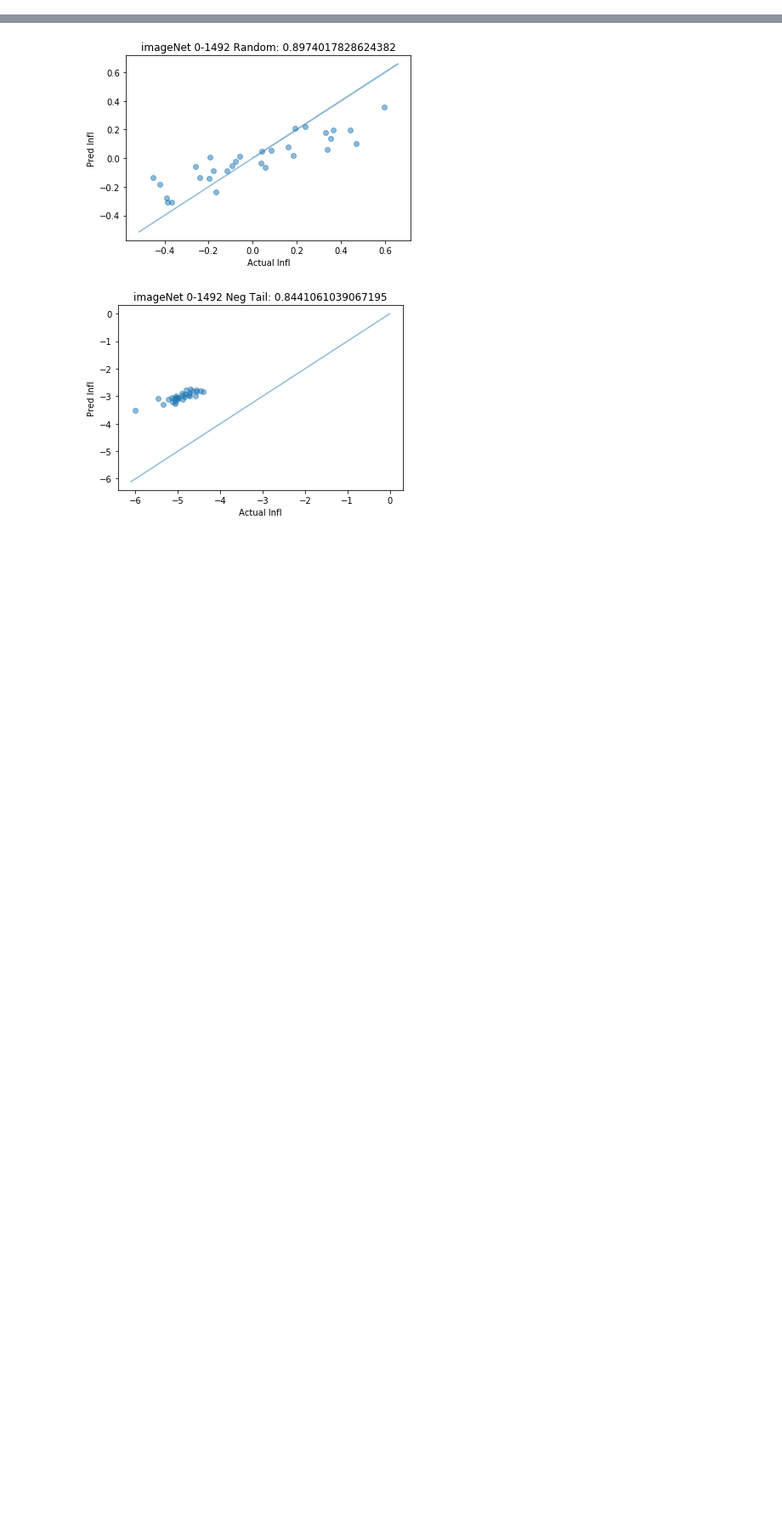
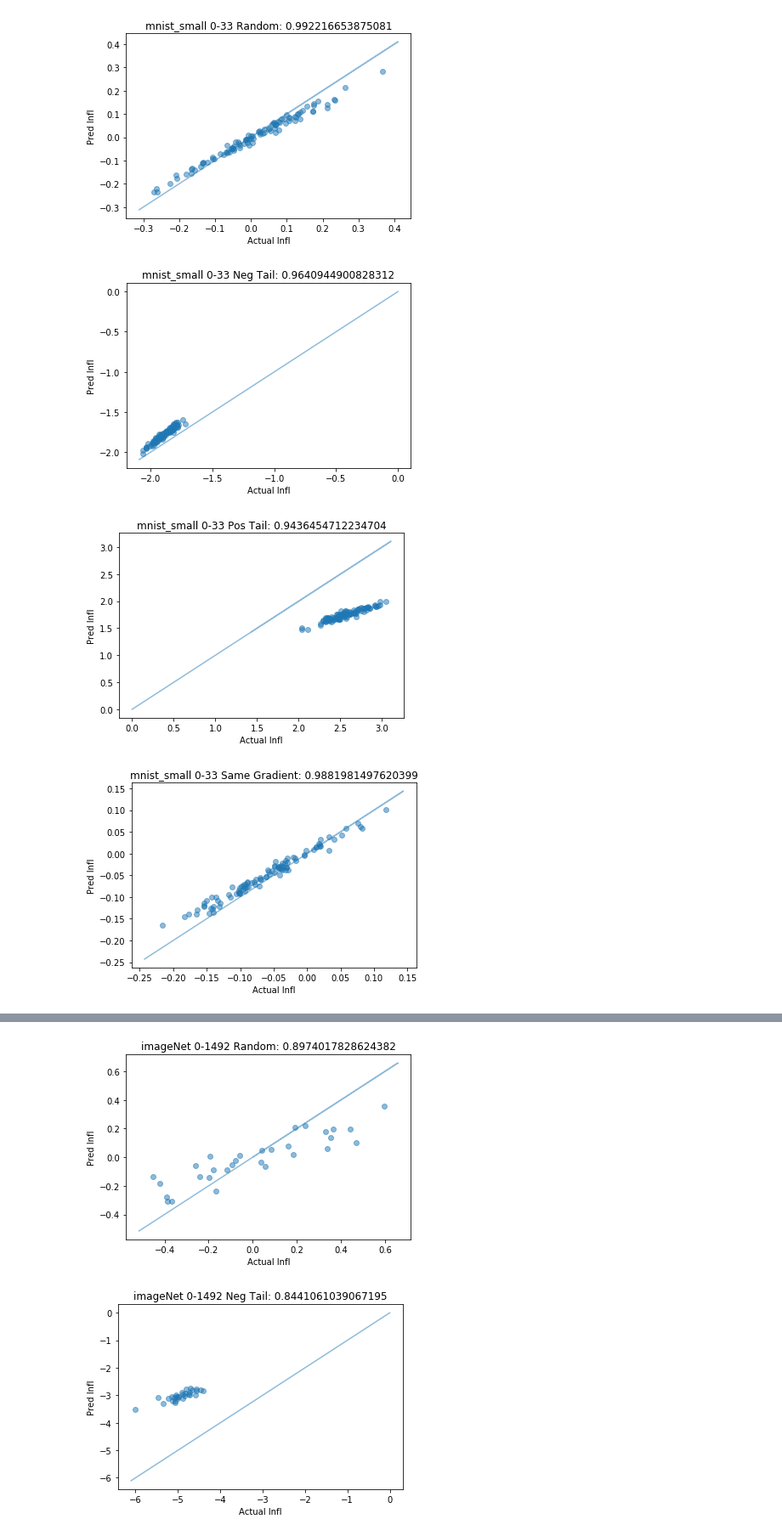
Before and after one commit to bbbert/influence-release, a Jupyter notebook: scripts/break_infl_logreg.ipynb, the cells around one changed output, grey strips where cells are left out. Shown at 85% size. Saved outputs shown, nothing was run; the diff lists cells and outputs as text; code cells hidden in the pictures; blank space fills up the shorter version.

Commit message:
Mixing experiments

```diff
--- a/scripts/break_infl_logreg.ipynb
+++ b/scripts/break_infl_logreg.ipynb
@@ -30,15 +30,23 @@ data_files = {
                  'all-experiment-data-hospital-prop-0.1-subsets-100-random_seed-7-test_idx-23856.npz',
                  'all-experiment-data-hospital-prop-0.1-subsets-100-random_seed-8-test_idx-23856.npz',
                  'all-experiment-data-hospital-prop-0.1-subsets-100-random_seed-9-test_idx-23856.npz',
-                 'all-experiment-data-hospital-prop-0.1-subsets-100-random_seed-10-test_idx-23856.npz'],
+                 'all-experiment-data-hospital-prop-0.1-subsets-100-random_seed-10-test_idx-23856.npz',
+                 'all-experiment-data-hospital-prop-0.1-subsets-100-random_seed-12-test_idx-32270-center-data-True.npz',
+                 'all-experiment-data-hospital-prop-0.1-subsets-100-random_seed-13-test_idx-51036-center-data-False.npz',
+                 'all-experiment-data-hospital-prop-0.1-subsets-100-random_seed-13-test_idx-66678-center-data-True.npz',
+                 'all-experiment-data-hospital-prop-0.1-subsets-100-random_seed-14-test_idx-51036-center-data-False.npz',
+                 'all-experiment-data-hospital-prop-0.1-subsets-100-random_seed-14-test_idx-66678-center-data-True.npz'],
     'imageNet': ['all-experiment-data-processed_imageNet-prop-0.09-subsets-30.npz',
                  'all-experiment-data-processed_imageNet-prop-0.09-subsets-100-random_seed-1.npz',
                  'all-experiment-data-processed_imageNet-prop-0.09-subsets-100-random_seed-2-test_idx-1299.npz',
                  'all-experiment-data-processed_imageNet-prop-0.09-subsets-100-random_seed-3-test_idx-1299.npz',
-                 'all-experiment-data-processed_imageNet-prop-0.09-subsets-100-random_seed-4-test_idx-2855.npz']
+                 'all-experiment-data-processed_imageNet-prop-0.09-subsets-100-random_seed-4-test_idx-2855.npz'],
+    'mnist_small': ['all-experiment-data-mnist_small-prop-0.1-subsets-100-random_seed-0-test_idx-33-center-data-False.npz',
+                    'all-experiment-data-mnist_small-prop-0.1-subsets-100-random_seed-0-test_idx-4300-center-data-True.npz']
 }
 
-all_preds, all_actuals = {'hospital': [], 'imageNet': []}, {'hospital': [], 'imageNet': []}
+all_preds, all_actuals = {'hospital': [], 'imageNet': [], 'mnist_small': []},\
+                         {'hospital': [], 'imageNet': [], 'mnist_small': []}
 
 def load_data(dataset_type, num=0):
     assert dataset_type in data_files.keys()
@@ -63,6 +71,11 @@ def load_data(dataset_type, num=0):
     else:
         same_features_subsets=None
 
+    if 'mixed_subsets' in f:
+        mixed_subsets=f['mixed_subsets']
+    else:
+        mixed_subsets=None
+
     # clusters for same gradient subsets
     cluster_label=f['cluster_label']
     cluster_labels=f['cluster_labels']
@@ -84,15 +97,22 @@ def load_data(dataset_type, num=0):
     else:
         same_features_train_losses,same_features_test_losses=None,None
 
+    if 'mixed_train_losses' in f:
+        mixed_train_losses=f['mixed_train_losses']
+        mixed_test_losses=f['mixed_test_losses']
+    else:
+        mixed_train_losses,mixed_test_losses=None,None
+
     return train_losses, test_losses, pred_infl, grad_loss, test_idx, random_subsets, neg_tail_subsets,\
-        pos_tail_subsets, same_grad_subsets, same_class_subsets, same_features_subsets, cluster_label,\
+        pos_tail_subsets, same_grad_subsets, same_class_subsets, same_features_subsets, mixed_subsets, cluster_label,\
         cluster_labels, random_train_losses, random_test_losses, neg_tail_train_losses, neg_tail_test_losses,\
         pos_tail_train_losses, pos_tail_test_losses, same_grad_train_losses, same_grad_test_losses,\
-        same_class_train_losses, same_class_test_losses, same_features_train_losses, same_features_test_losses
+        same_class_train_losses, same_class_test_losses, same_features_train_losses, same_features_test_losses,\
+        mixed_train_losses, mixed_test_losses
 
 def analyze_data(dataset_type, num=0):
     def compare_pred_actual(subsets, new_test_losses, name):
-        if subsets is None or subsets.shape == ():
+        if subsets is None or new_test_losses is None or subsets.shape == () or new_test_losses.shape == ():
             return
         preds = []
         for subset in subsets:
@@ -114,11 +134,11 @@ def analyze_data(dataset_type, num=0):
         all_actuals[dataset_type] = np.concatenate((all_actuals[dataset_type],actuals))
 
     train_losses, test_losses, pred_infl, grad_loss, test_idx, random_subsets, neg_tail_subsets,\
-        pos_tail_subsets, same_grad_subsets, same_class_subsets, same_features_subsets, cluster_label,\
+        pos_tail_subsets, same_grad_subsets, same_class_subsets, same_features_subsets, mixed_subsets, cluster_label,\
         cluster_labels, random_train_losses, random_test_losses, neg_tail_train_losses, neg_tail_test_losses,\
         pos_tail_train_losses, pos_tail_test_losses, same_grad_train_losses, same_grad_test_losses,\
-        same_class_train_losses, same_class_test_losses, same_features_train_losses, same_features_test_losses\
-        = load_data(dataset_type, num)
+        same_class_train_losses, same_class_test_losses, same_features_train_losses, same_features_test_losses,\
+        mixed_train_losses, mixed_test_losses = load_data(dataset_type, num)
 
     compare_pred_actual(random_subsets, random_test_losses, 'Random')
     compare_pred_actual(neg_tail_subsets, neg_tail_test_losses, 'Neg Tail')
@@ -126,6 +146,7 @@ def analyze_data(dataset_type, num=0):
     compare_pred_actual(same_grad_subsets, same_grad_test_losses, 'Same Gradient')
     compare_pred_actual(same_class_subsets, same_class_test_losses, 'Same Class')
     compare_pred_actual(same_features_subsets, same_features_test_losses, 'Same Features')
+    compare_pred_actual(mixed_subsets, mixed_test_losses, 'Mixed')
 
 def do_all(dataset_type):
     assert dataset_type in data_files.keys()
@@ -143,3 +164,10 @@ def do_all(dataset_type):
     hi = max(xlim[1], ylim[1])
     plt.plot([low, hi, 0], [low, hi, 0], alpha=0.5)
     plt.show()
+# %%
+do_all('mnist_small')
+# %% [output]
+[figure, added]
+[figure, added]
+[figure, added]
+[figure, added]
```
Also changed, not shown: parts of 2 cells of this notebook, 4 other files.
